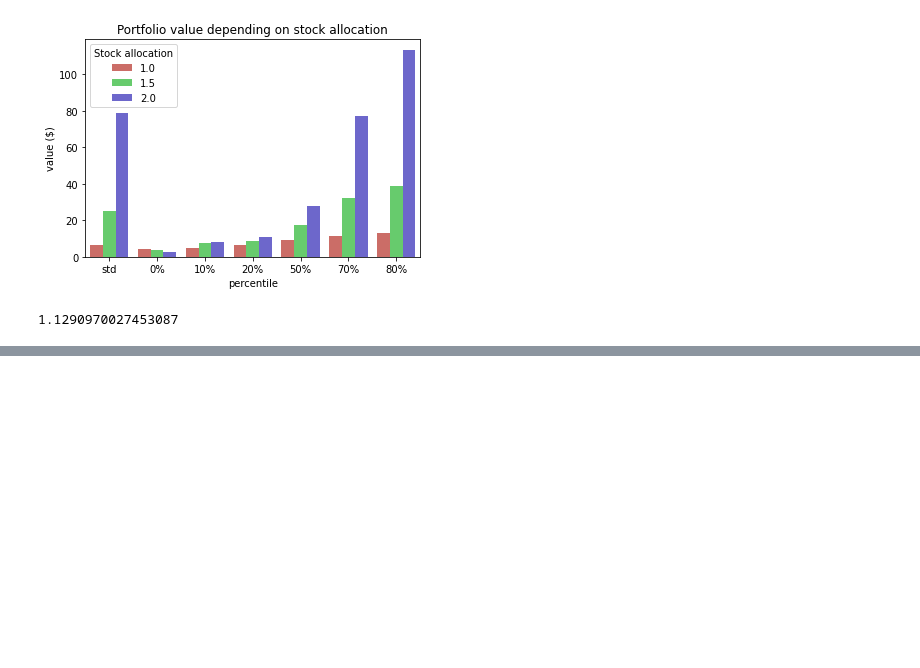
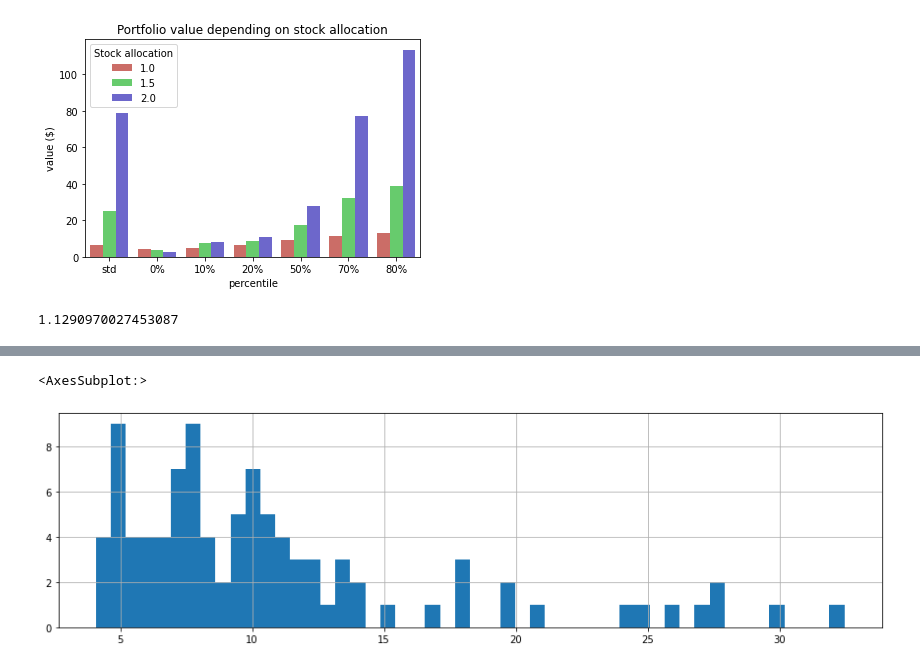
Before and after one commit to hatemr/lifecycle_investing, a Jupyter notebook: scripts/sensitivity_analysis.ipynb, the cells around one changed output, grey strips where cells are left out. Drawn from its saved outputs; the diff is of its cells as text; code cells hidden in the pictures; blank space fills up the shorter version.

```diff
--- a/scripts/sensitivity_analysis.ipynb
+++ b/scripts/sensitivity_analysis.ipynb
@@ -195,0 +221,26 @@ s2.monthly_data.Annualized_adjusted_margin_rate.mean()
+# %%
+# combine levered and unlevered strategies in one dataframe
+
+df1 = s1.retirement_savings_before_period. \
+    drop(columns=['begins_work', 'retire']). \
+    rename(columns={'Final': 529})
+df1.loc[:, 'lambdacons'] = 1
+
+df1a = df1.melt(id_vars=['cohort_num', 'lambdacons'],
+                value_vars=None,
+                var_name=None,
+                value_name='value')
+
+df2 = s2.retirement_savings_before_period. \
+    drop(columns=['begins_work', 'retire']). \
+    rename(columns={'Final':529})
+df2.loc[:, 'lambdacons'] = 2
+
+df2a = df2.melt(id_vars=['cohort_num', 'lambdacons'],
+                value_vars=None,
+                var_name=None,
+                value_name='value')
+
+df3 = pd.concat([df1a, df2a])
+
+df3.head(2)
@@ -195,0 +298,6 @@ s2.monthly_data.Annualized_adjusted_margin_rate.mean()
+# %%
+df3.loc[(df3.period_num==529) & \
+        (df3.lambdacons==1), 'value'].hist(bins=50)
+# %% [output]
+<AxesSubplot:>
+[figure, added]
```
Also changed, not shown: parts of 10 cells of this notebook, 1 other file.
